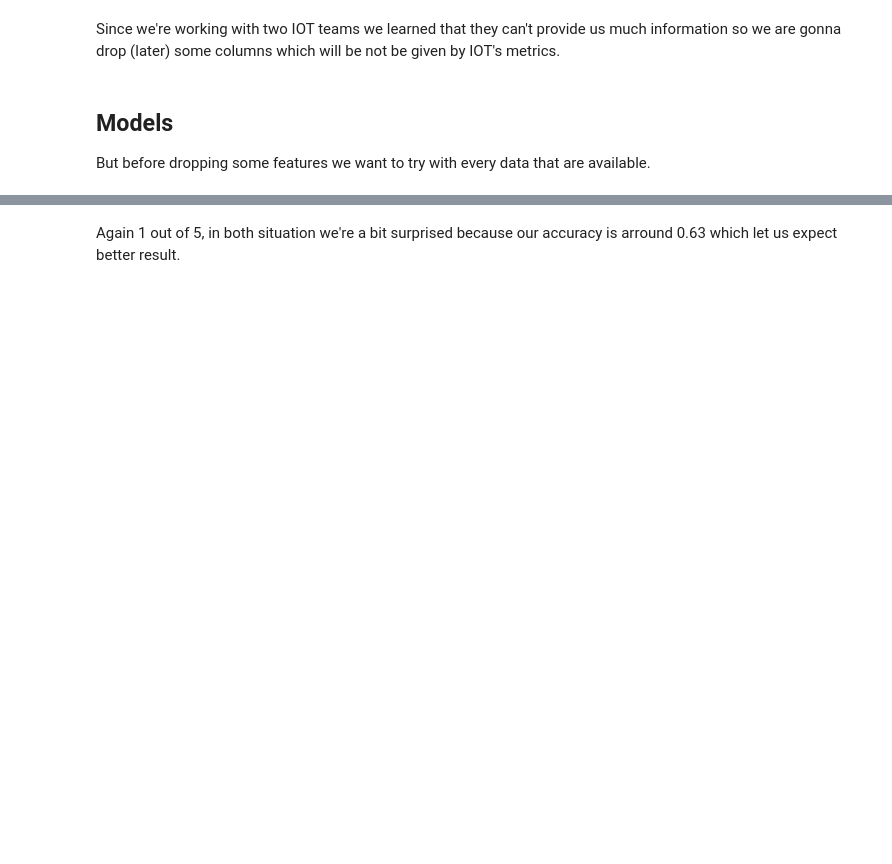
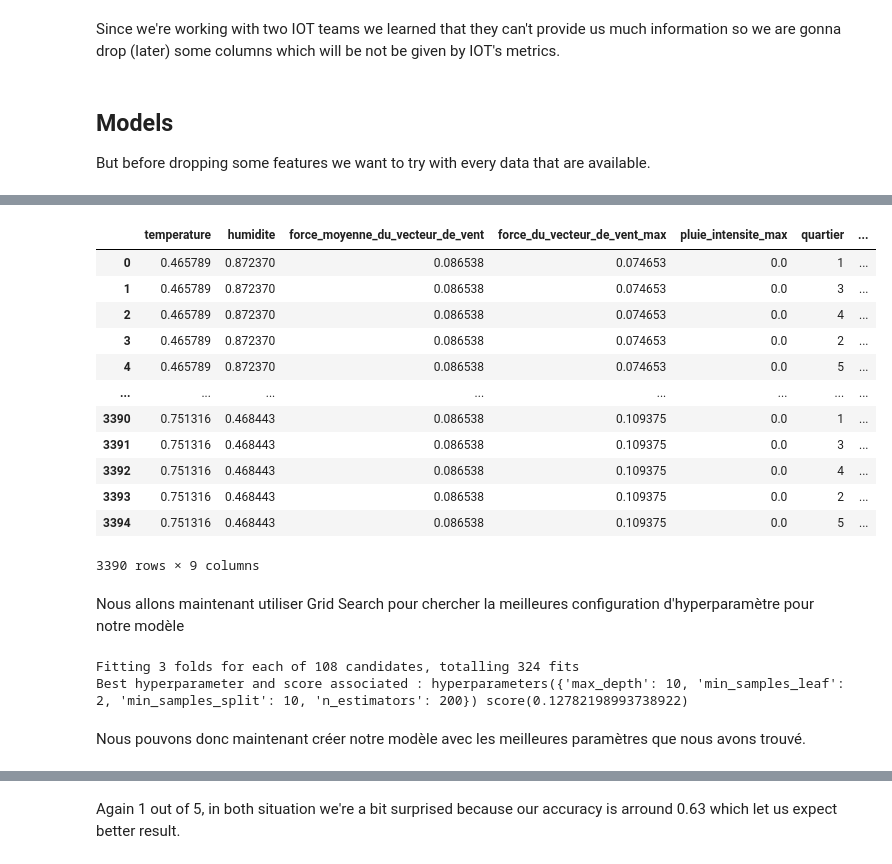
Before and after one commit to JeanRoelensYnov/Hackaton_24_25, a Jupyter notebook: Hackathon.ipynb, the cells around one changed output, grey strips where cells are left out. Cells and saved outputs as stored; diff of their text form; code cells hidden in the pictures; blank space fills up the shorter version.

```diff
--- a/Hackathon.ipynb
+++ b/Hackathon.ipynb
@@ -187,0 +298,11 @@ X['quartier'] = LabelEncoder().fit_transform(X['quartier'])
+# %%
+validation_data = data.sample(n=5,random_state=42)  # Extract validation data
+data = data.drop(validation_data.index)  # Drop it from dataset
+
+# Without inplace -> make a new reference to dataframe
+y = data['catastrophe']
+X = data.drop(columns=['catastrophe'])
+
+
+# Encode 'quartier
+#X['quartier'] = LabelEncoder().fit_transform(X['quartier'])
@@ -187,0 +316,48 @@ X['quartier'] = LabelEncoder().fit_transform(X['quartier'])
+# %%
+X
+# %% [output]
+|  | temperature | humidite | force_moyenne_du_vecteur_de_vent | force_du_vecteur_de_vent_max | pluie_intensite_max | quartier | ... |
+| 0 | 0.465789 | 0.872370 | 0.086538 | 0.074653 | 0.0 | 1 | ... |
+| 1 | 0.465789 | 0.872370 | 0.086538 | 0.074653 | 0.0 | 3 | ... |
+| 2 | 0.465789 | 0.872370 | 0.086538 | 0.074653 | 0.0 | 4 | ... |
+| 3 | 0.465789 | 0.872370 | 0.086538 | 0.074653 | 0.0 | 2 | ... |
+| 4 | 0.465789 | 0.872370 | 0.086538 | 0.074653 | 0.0 | 5 | ... |
+| ... | ... | ... | ... | ... | ... | ... | ... |
+| 3390 | 0.751316 | 0.468443 | 0.086538 | 0.109375 | 0.0 | 1 | ... |
+| 3391 | 0.751316 | 0.468443 | 0.086538 | 0.109375 | 0.0 | 3 | ... |
+| 3392 | 0.751316 | 0.468443 | 0.086538 | 0.109375 | 0.0 | 4 | ... |
+| 3393 | 0.751316 | 0.468443 | 0.086538 | 0.109375 | 0.0 | 2 | ... |
+| 3394 | 0.751316 | 0.468443 | 0.086538 | 0.109375 | 0.0 | 5 | ... |
+3390 rows × 9 columns
+# %% [markdown]
+Nous allons maintenant utiliser Grid Search pour chercher la meilleures configuration d'hyperparamètre pour notre modèle
+# %%
+# Step 3 : Grid search to get optimum hyperparameters
+param_grid = {
+    'n_estimators': [100, 200, 300],
+    'max_depth': [None, 5, 10, 20],
+    'min_samples_split': [2, 5, 10],
+    'min_samples_leaf': [1, 2, 4]
+}
+
+grid_search = GridSearchCV(
+    estimator=RandomForestClassifier(random_state=42),
+    param_grid=param_grid,
+    scoring='r2',
+    cv=3,
+    n_jobs=-1,
+    verbose=2
+)
+
+grid_search.fit(X_train, y_train)
+
+# Best score and parameters associated
+best_params = grid_search.best_params_
+best_score = grid_search.best_score_
+print(
+f"Best hyperparameter and score associated : hyperparameters({best_params}) score({best_score})")
+# %% [output]
+Fitting 3 folds for each of 108 candidates, totalling 324 fits
+Best hyperparameter and score associated : hyperparameters({'max_depth': 10, 'min_samples_leaf': 2, 'min_samples_split': 10, 'n_estimators': 200}) score(0.12782198993738922)
+# %% [markdown]
+Nous pouvons donc maintenant créer notre modèle avec les meilleures paramètres que nous avons trouvé.
```
Also changed, not shown: parts of 50 cells of this notebook, 1 other file.
